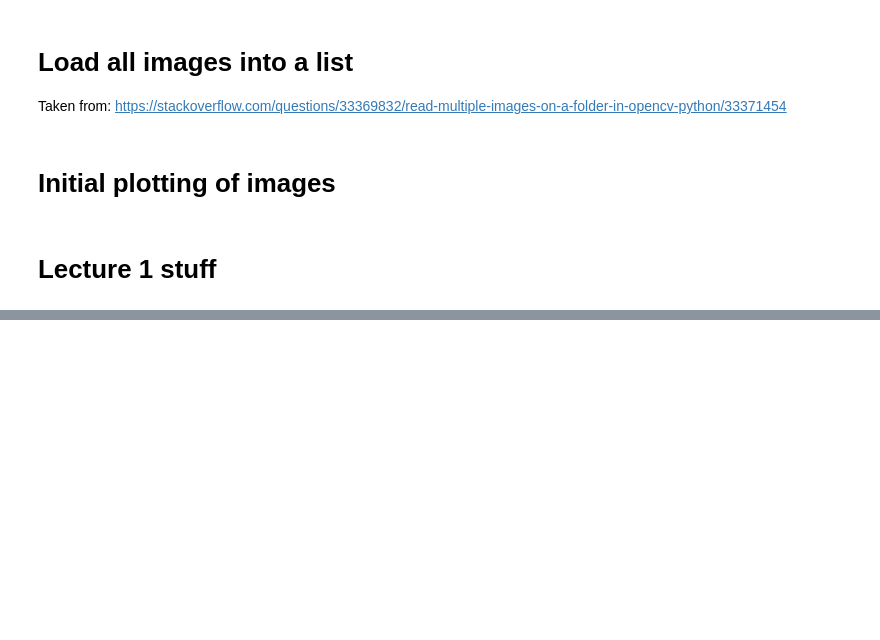
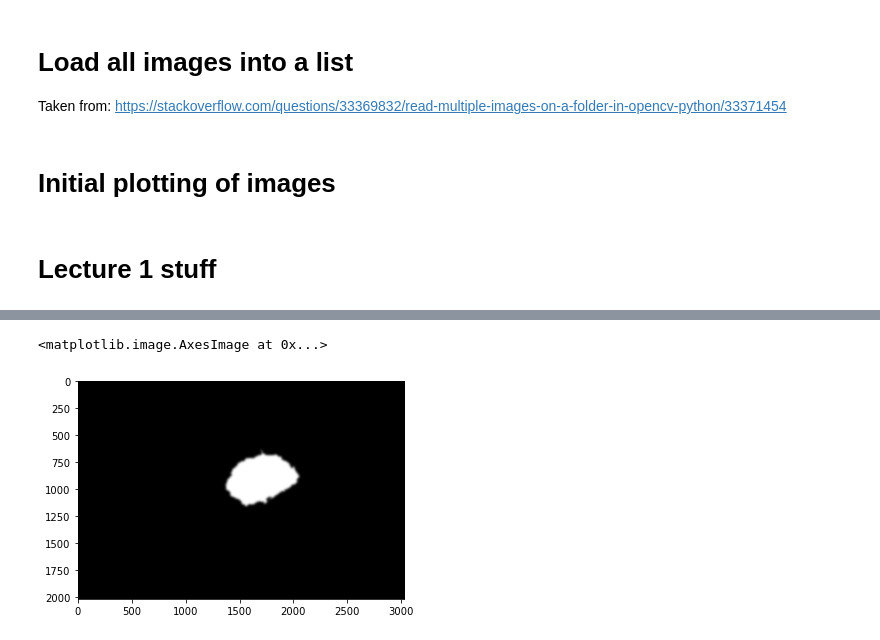
Before and after one commit to adagige/fyp2021p03g02, a Jupyter notebook: notebooks/p3-lec1-Copy1.ipynb, the cells around one changed output, grey strips where cells are left out. Cells and saved outputs as stored; diff of their text form; code cells hidden in the pictures; blank space fills up the shorter version.

```diff
--- a/notebooks/p3-lec1-Copy1.ipynb
+++ b/notebooks/p3-lec1-Copy1.ipynb
@@ -117,0 +218,13 @@ plt.hist(test)
+# %%
+# Gaussian filtering (blur)
+
+from skimage import filters
+
+blurred = filters.gaussian(mask,sigma=10)
+
+plt.imshow(blurred, cmap='gray')
+
+#What kind of values are in the image now?
+# %% [output]
+<matplotlib.image.AxesImage at 0x...>
+[figure, added]
```
Also changed, not shown: parts of 21 cells of this notebook, 1 other file.
